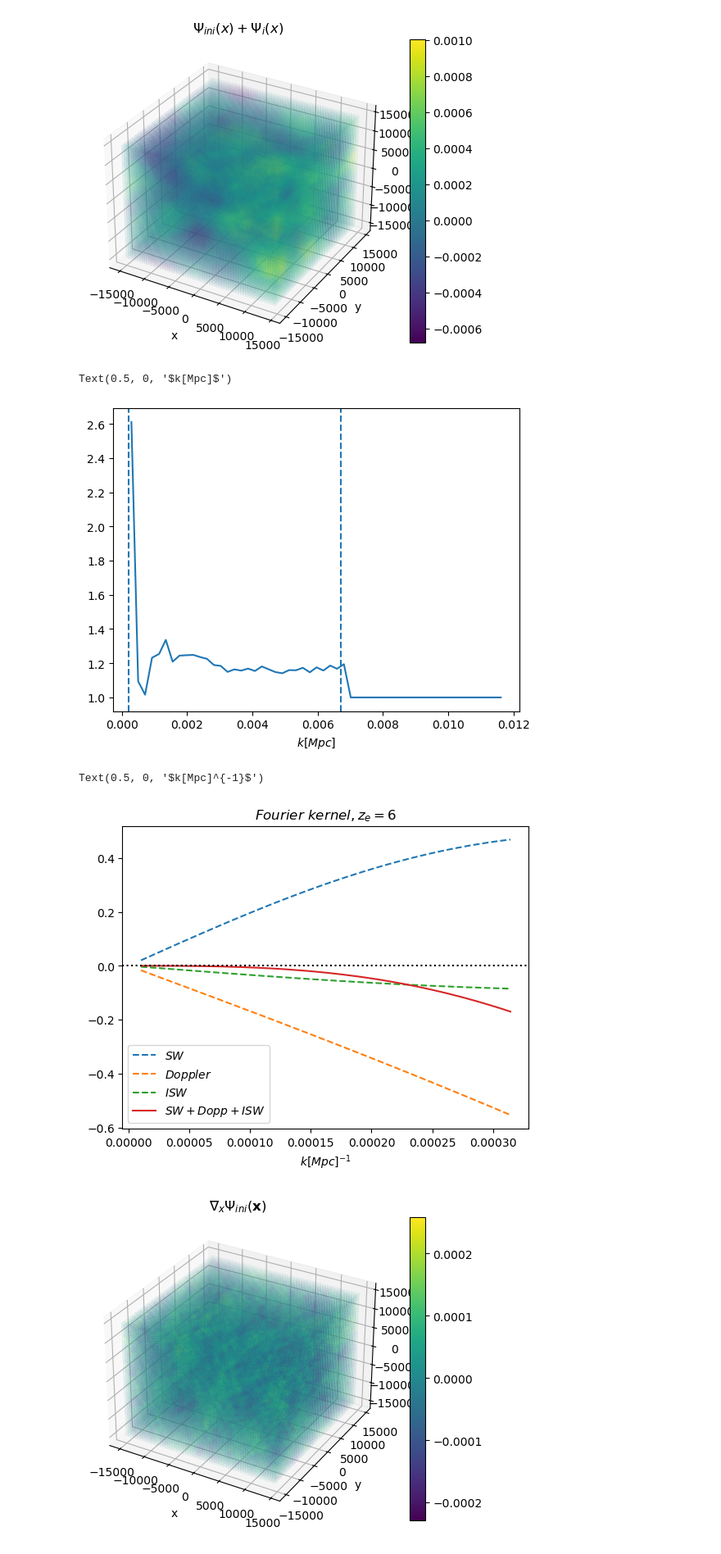
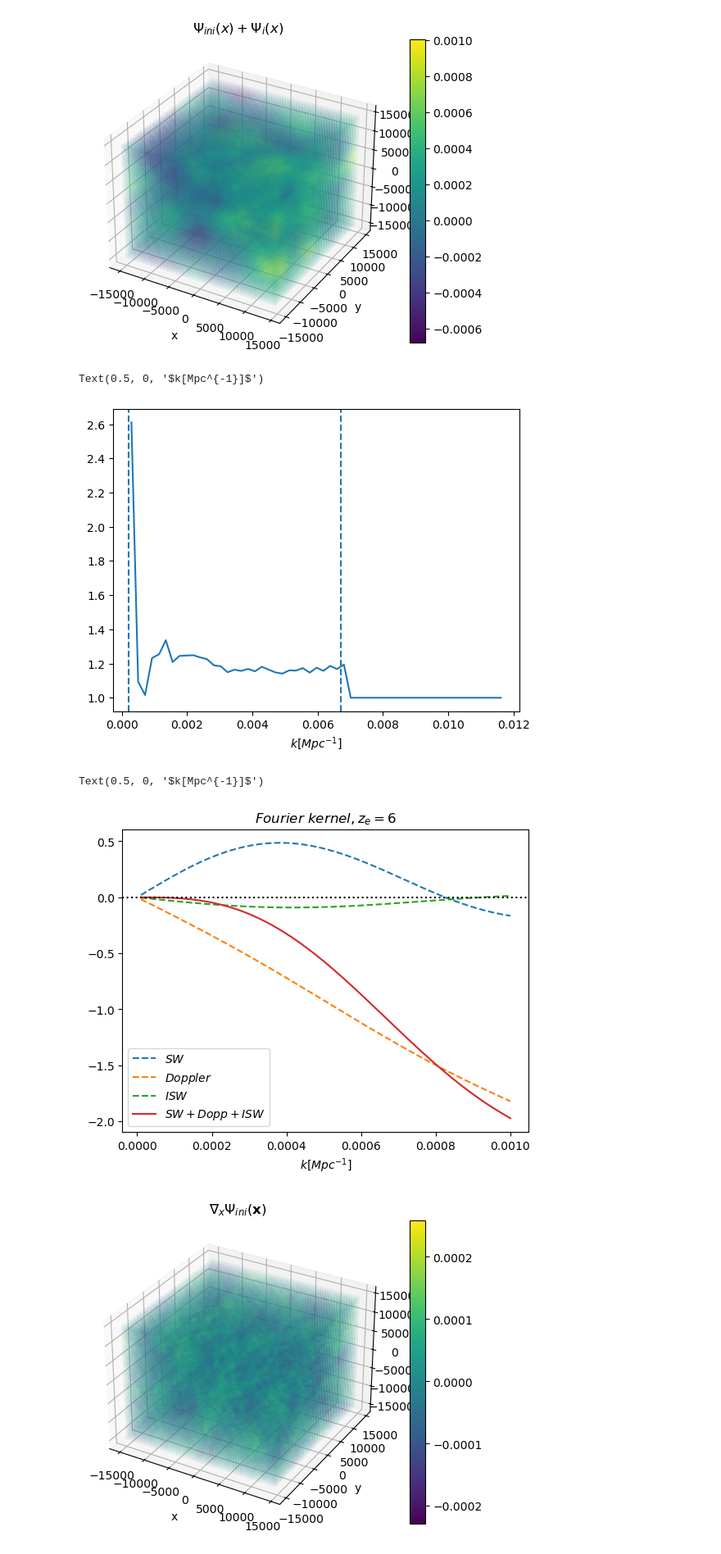
Before and after one commit to catketchup/ReCCO, a Jupyter notebook: code/Pylian_test.ipynb, the cells around one changed output. Shown at 82% size. Saved outputs shown, nothing was run; the diff lists cells and outputs as text; code cells hidden in the pictures.

```diff
--- a/code/Pylian_test.ipynb
+++ b/code/Pylian_test.ipynb
@@ -295,10 +292,10 @@ if 0:
 plt.plot(k, Pk0_test/Pk0)
 plt.axvline(x=Max_k, linestyle = '--')
 plt.axvline(x=Min_k, linestyle = '--')
-plt.xlabel(r'$k[Mpc]$')
+plt.xlabel(r'$k[Mpc^{-1}]$')
 # %% [output]
-Text(0.5, 0, '$k[Mpc]$')
+Text(0.5, 0, '$k[Mpc^{-1}]$')
-[figure, old version]
+[figure, new version]
 # %%
 # now we consider the evolution of effective velocity field, i.e., work on the Fourier kernel of SW, ISW and Doppler effects
 # these have been tested in V_eff_calculation.ipynb
@@ -329,26 +329,26 @@ G_ISW_ksz = remote_spectra.G_ISW_ksz(ks, ze, config.Omega_b, config.Omega_c, con
 
 G_Veff = G_SW_ksz + G_Dopp_ksz + G_ISW_ksz
 # %%
-num_k_max = 150
+num_k_max = 200
 plt.plot(ks[:num_k_max], G_SW_ksz[:num_k_max], '--', label=r'$SW$')
 # plt.plot(ks, G_SW_ksz_w0wa, '--', label=r'$SW\ w_{0}w_{a}$')
 
 plt.plot(ks[:num_k_max], G_Dopp_ksz[:num_k_max],'--', label=r'$Doppler$')
 # plt.plot(ks, G_Dopp_ksz_w0wa, label=r'$Doppler\ w_{0}w_{a}$')
 
 plt.plot(ks[:num_k_max], G_ISW_ksz[:num_k_max], '--', label=r'$ISW$')
 # plt.plot(ks, G_ISW_ksz_w0wa, '-.', label=r'$ISW\ w_{0}w_{a}$')
 
 plt.plot(ks[:num_k_max], G_SW_ksz[:num_k_max]+G_Dopp_ksz[:num_k_max]+G_ISW_ksz[:num_k_max], '-', label=r'$SW+Dopp+ISW$')
 
 plt.axhline(y=0, linestyle = ':', c='k')
 plt.legend()
 plt.xlabel(r'$k$')
 plt.title(r'$Fourier\ kernel, z_{e}=%s$' %ze)
-plt.xlabel(r'$k[Mpc]^{-1}$')
+plt.xlabel(r'$k[Mpc^{-1}]$')
 # %% [output]
-Text(0.5, 0, '$k[Mpc]^{-1}$')
+Text(0.5, 0, '$k[Mpc^{-1}]$')
-[figure, old version]
+[figure, new version]
 # %%
 g_psi_x = np.gradient(psi_x)
 g_psi_i_x = np.gradient(psi_i_x)
```
Also changed, not shown: parts of 24 cells of this notebook.
